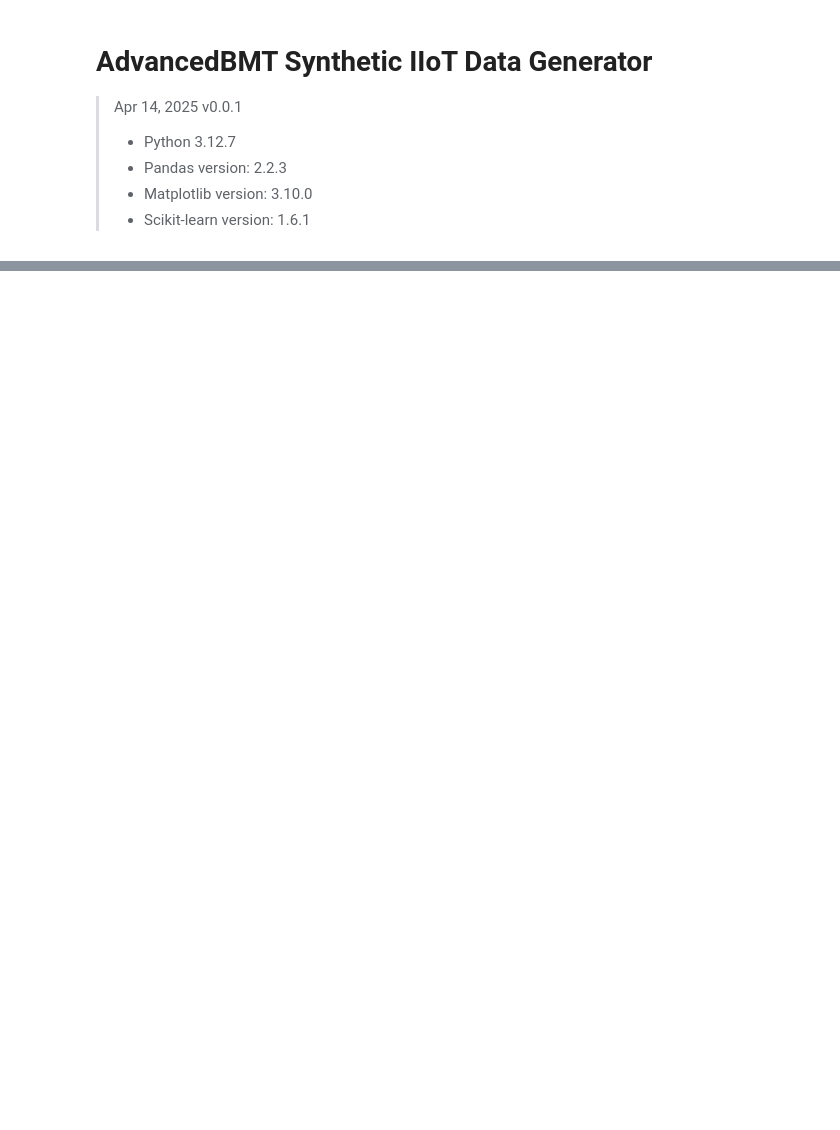
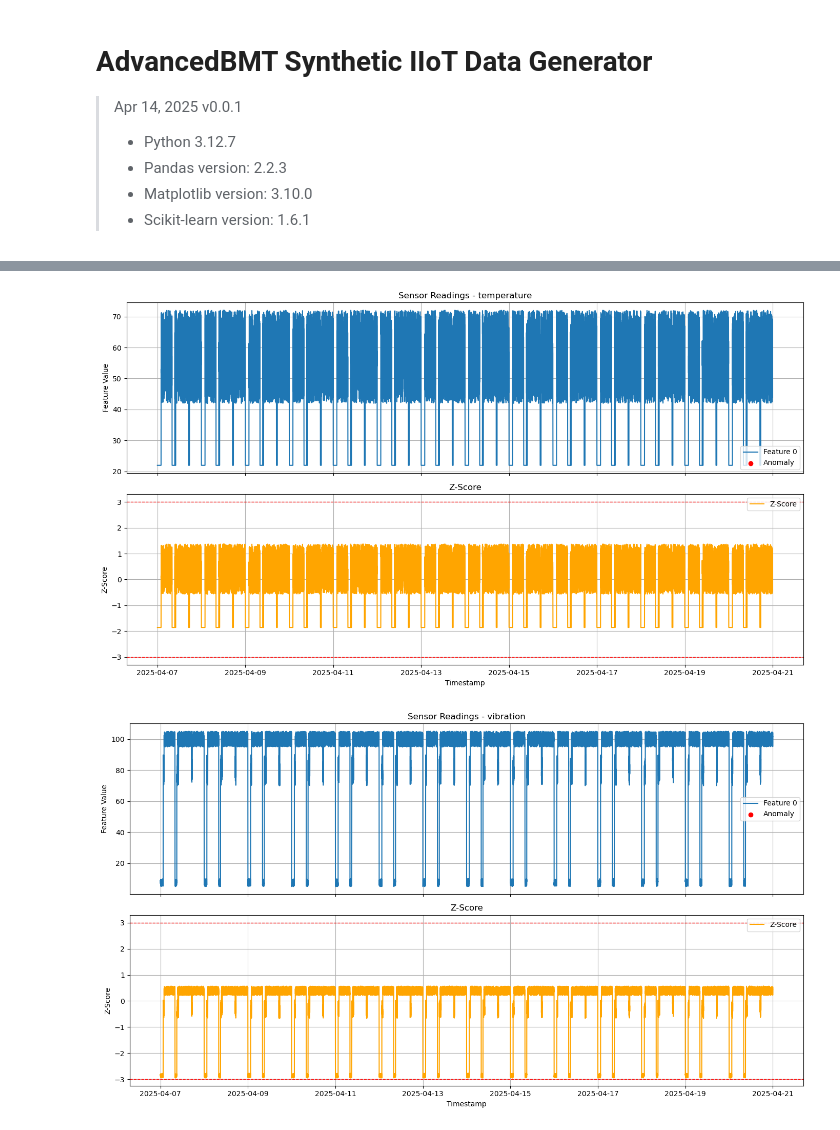
Before and after one commit to advancedbmt/anomaly-detection, a Jupyter notebook: test_cases/test_main.ipynb, the cells around one changed output, grey strips where cells are left out. Saved outputs shown, nothing was run; the diff lists cells and outputs as text; code cells hidden in the pictures; blank space fills up the shorter version.

```diff
--- a/test_cases/test_main.ipynb
+++ b/test_cases/test_main.ipynb
@@ -20,3 +20,10 @@
 # %%
 import pandas as pd
 import matplotlib.pyplot as plt
+import numpy as np
+
+import os
+# Load data
+file_name = "../test_csv/motor_rpm_high.csv"
+df = pd.read_csv(file_name, parse_dates=["timestamp"])
+tags = df["sensor"].unique()
@@ -65,0 +73,36 @@ for tag in tags:
+# %%
+from scipy.stats import zscore
+
+for tag in tags:
+    tag_df = df[df["sensor"] == tag].copy()
+    tag_df["zscore"] = zscore(tag_df["feature_0"])
+    tag_df["anomaly_label"] = tag_df["zscore"].abs() > 3
+
+    anomalies = tag_df[tag_df["anomaly_label"] == True]
+
+    # Create subplots
+    fig, (ax1, ax2) = plt.subplots(2, 1, figsize=(14, 8), sharex=True)
+
+    # --- Plot 1: Feature values
+    ax1.plot(tag_df["timestamp"], tag_df["feature_0"], label="Feature 0")
+    ax1.scatter(anomalies["timestamp"], anomalies["feature_0"], color="red", label="Anomaly", zorder=5)
+    ax1.set_title(f"Sensor Readings - {tag}")
+    ax1.set_ylabel("Feature Value")
+    ax1.legend()
+    ax1.grid(True)
+
+    # --- Plot 2: Z-Score
+    ax2.plot(tag_df["timestamp"], tag_df["zscore"], color="orange", label="Z-Score")
+    ax2.axhline(3, color="red", linestyle="--", linewidth=1)
+    ax2.axhline(-3, color="red", linestyle="--", linewidth=1)
+    ax2.set_title("Z-Score")
+    ax2.set_xlabel("Timestamp")
+    ax2.set_ylabel("Z-Score")
+    ax2.legend()
+    ax2.grid(True)
+
+    plt.tight_layout()
+    plt.show()
+# %% [output]
+[figure, added]
+[figure, added]
```
Also changed, not shown: parts of 4 cells of this notebook, 4 other files.
